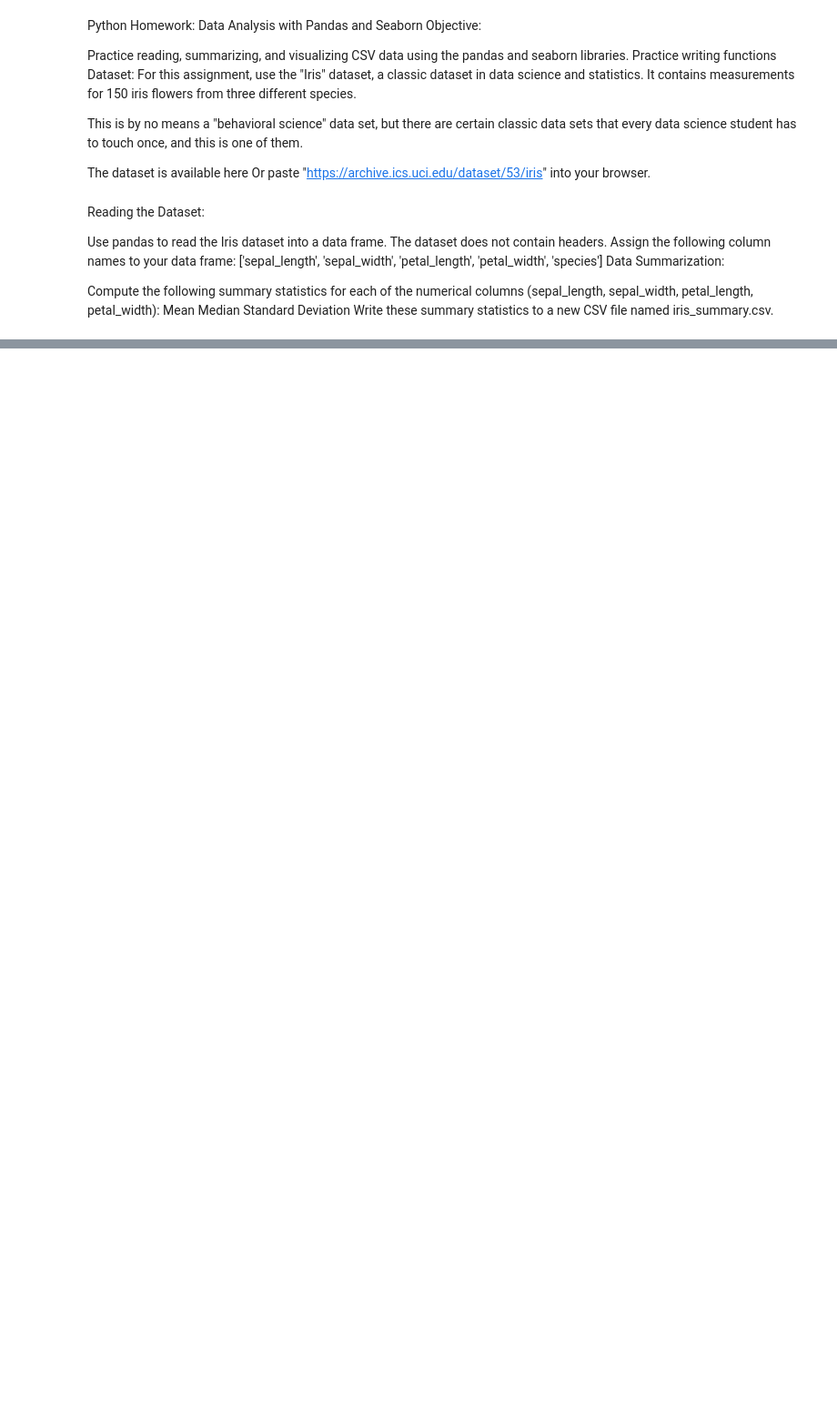
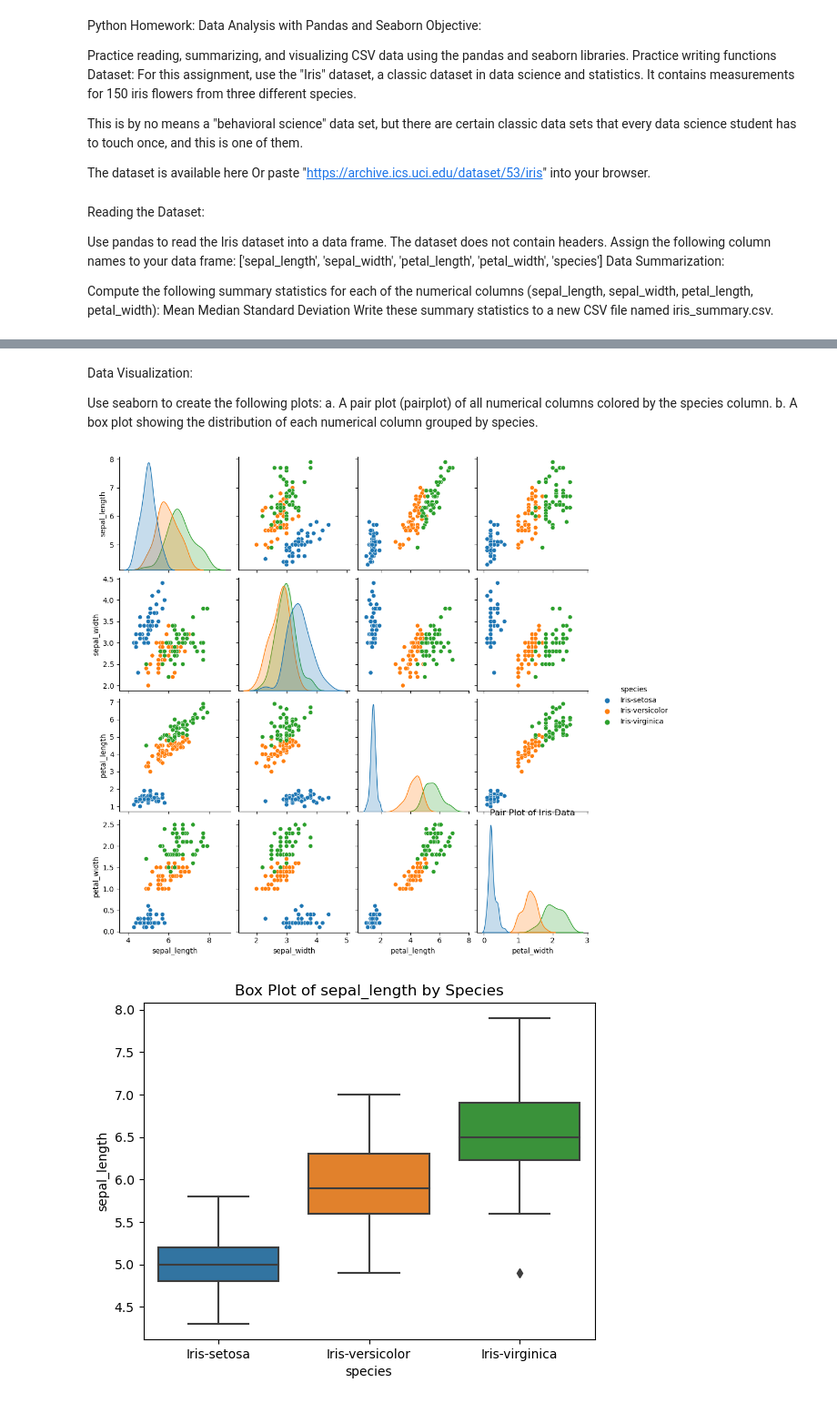
Before and after one commit to Beans4You/ttn2767_ttn2767, a Jupyter notebook: 016_HW_DataIOandSeaborn.ipynb, the cells around one changed output, grey strips where cells are left out. Shown at 91% size. Cells and saved outputs as stored; diff of their text form; code cells hidden in the pictures; blank space fills up the shorter version.

```diff
--- a/016_HW_DataIOandSeaborn.ipynb
+++ b/016_HW_DataIOandSeaborn.ipynb
@@ -28,0 +47,54 @@ Write these summary statistics to a new CSV file named iris_summary.csv.
+# %% [markdown]
+Data Visualization:
+
+Use seaborn to create the following plots: a. A pair plot (pairplot) of all numerical columns colored by the species column. b. A box plot showing the distribution of each numerical column grouped by species.
+# %%
+import pandas as pd
+import seaborn as sns
+import matplotlib.pyplot as plt
+
+# Reading the Dataset
+column_names = ['sepal_length', 'sepal_width', 'petal_length', 'petal_width', 'species']
+dataset_path = "iris.csv"
+data_frame = pd.read_csv(dataset_path, header=None, names=column_names)
+
+# Data Visualization
+
+def visualize_iris_data(df, plot_type='box'):
+    """
+    Visualizes the iris data using Seaborn.
+
+    Parameters:
+    df (pandas.DataFrame): Input data frame.
+    plot_type (str): Type of plot. Possible values: 'strip', 'violin', 'box'. Default is 'box'.
+
+    Returns:
+    None
+    """
+    if plot_type == 'strip':
+        sns.stripplot(x='species', y='value', data=pd.melt(df.iloc[:, :-1]), jitter=True)
+        plt.title('Strip Plot of Iris Data')
+    elif plot_type == 'violin':
+        sns.violinplot(x='species', y='value', data=pd.melt(df.iloc[:, :-1]))
+        plt.title('Violin Plot of Iris Data')
+    else:
+        sns.boxplot(data=df.iloc[:, :-1])
+        plt.title('Box Plot of Iris Data')
+    plt.show()
+
+# Pair plot
+sns.pairplot(data_frame, hue='species')
+plt.title('Pair Plot of Iris Data')
+plt.show()
+
+# Box plot
+for column in ['sepal_length', 'sepal_width', 'petal_length', 'petal_width']:
+    sns.boxplot(x='species', y=column, data=data_frame)
+    plt.title(f'Box Plot of {column} by Species')
+    plt.show()
+
+# Calling the function with default parameter
+visualize_iris_data(data_frame)
+# %% [output]
+[figure, added]
+[figure, added]
```
Also changed, not shown: parts of 5 cells of this notebook.
